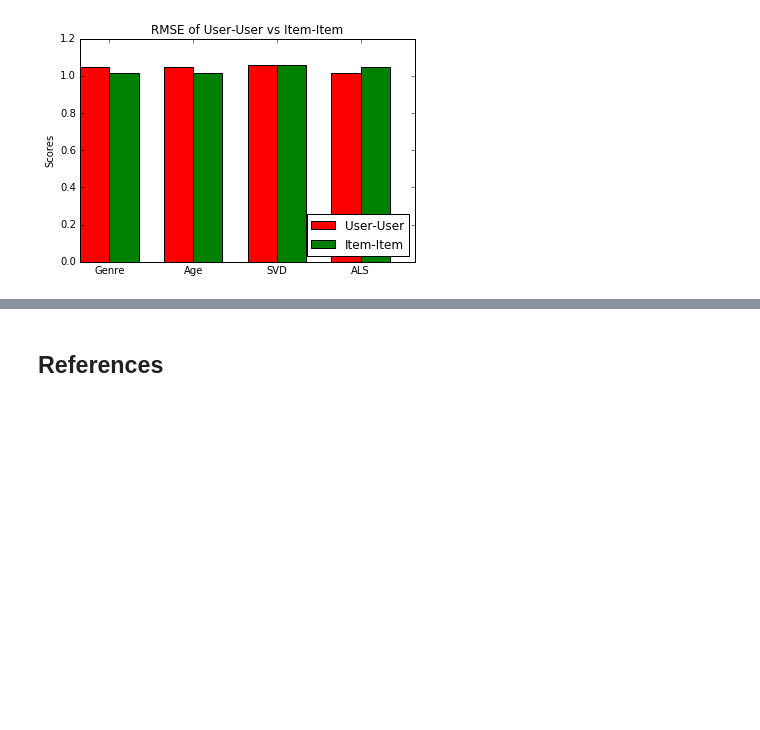
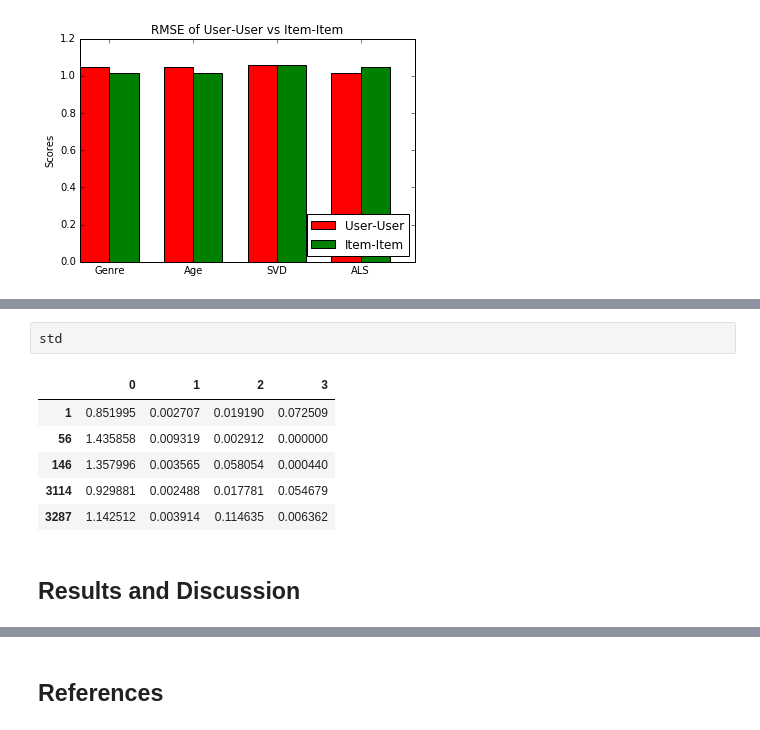
Before and after one commit to mfarris9505/Final_643, a Jupyter notebook: Final Project-Copy2.ipynb, the cells around one changed output, grey strips where cells are left out. Saved outputs shown, nothing was run; the diff lists cells and outputs as text; blank space fills up the shorter version.

```diff
--- a/Final Project-Copy2.ipynb
+++ b/Final Project-Copy2.ipynb
@@ -381,0 +472,11 @@ ax.legend((rects1[0], rects2[0]), ('User-User', 'Item-Item'), loc = 4)
+# %%
+std
+# %% [output]
+|  | 0 | 1 | 2 | 3 |
+| 1 | 0.851995 | 0.002707 | 0.019190 | 0.072509 |
+| 56 | 1.435858 | 0.009319 | 0.002912 | 0.000000 |
+| 146 | 1.357996 | 0.003565 | 0.058054 | 0.000440 |
+| 3114 | 0.929881 | 0.002488 | 0.017781 | 0.054679 |
+| 3287 | 1.142512 | 0.003914 | 0.114635 | 0.006362 |
+# %% [markdown]
+## Results and Discussion
```
Also changed, not shown: parts of 21 cells of this notebook.
